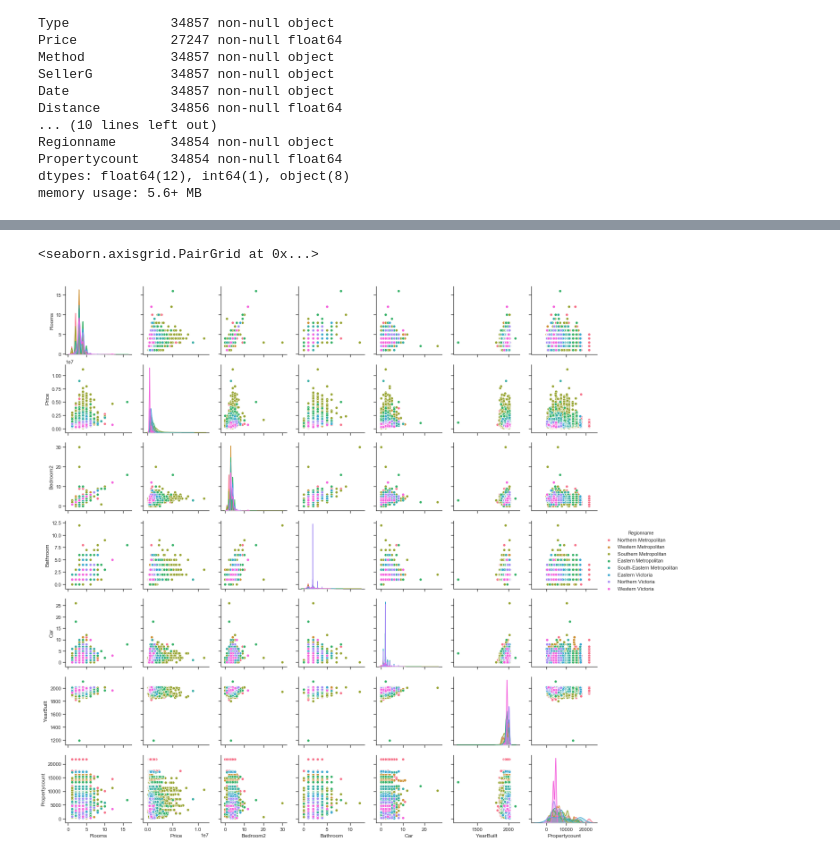
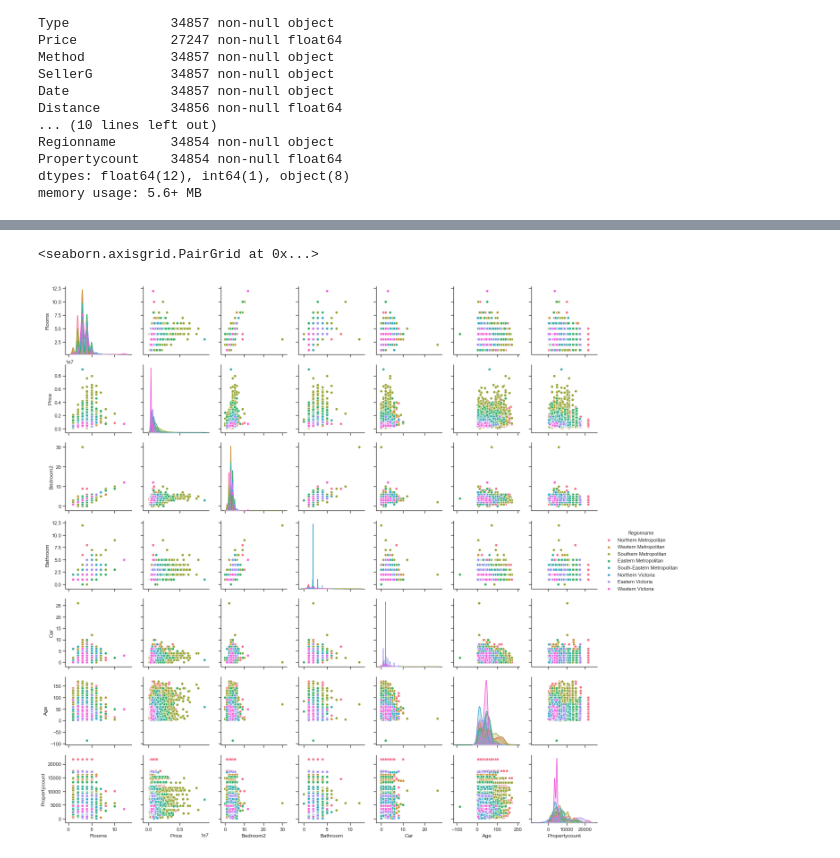
Before and after one commit to leticiapinho/melbourne-house-pricing, a Jupyter notebook: main_notebook.ipynb, the cells around one changed output, grey strips where cells are left out. Saved outputs shown, nothing was run; the diff lists cells and outputs as text; code cells hidden in the pictures.

```diff
--- a/main_notebook.ipynb
+++ b/main_notebook.ipynb
@@ -70,0 +74,2 @@ memory usage: 5.6+ MB
+# %%
+df['Date'] = pd.to_datetime(df['Date'])
@@ -80,3 +105,5 @@ df.describe()
 | 50% | 3.000000 | 8.700000e+05 | 10.300000 | 3103.000000 | 3.000000 | 2.000000 | 2.000000 | 521.000000 | 136.00000 | 1970.000000 | ... |
 | 75% | 4.000000 | 1.295000e+06 | 14.000000 | 3156.000000 | 4.000000 | 2.000000 | 2.000000 | 670.000000 | 188.00000 | 2000.000000 | ... |
 | max | 16.000000 | 1.120000e+07 | 48.100000 | 3978.000000 | 30.000000 | 12.000000 | 26.000000 | 433014.000000 | 44515.00000 | 2106.000000 | ... |
+# %%
+df['Age'] = 2020 - df['YearBuilt']
@@ -82,0 +136,3 @@ df.describe()
+# %%
+# Remove outliers
+df = df[(df['Age']<185)]
@@ -115,6 +210,8 @@ Name: Regionname, dtype: int64
 # %%
+# use the pairplot to plot bivariate distributions and uderstand the relationship between two variables
+
 sns.pairplot(df, vars=['Rooms','Price', 'Bedroom2', 'Bathroom', 'Car',
-        'YearBuilt', 'Propertycount'], hue='Regionname', palette='husl' )
+        'Age', 'Propertycount'], hue='Regionname', palette='husl' )
 # %% [output]
 <seaborn.axisgrid.PairGrid at 0x...>
-[figure, old version]
+[figure, new version]
```
Also changed, not shown: parts of 30 cells of this notebook, 1 other file.
